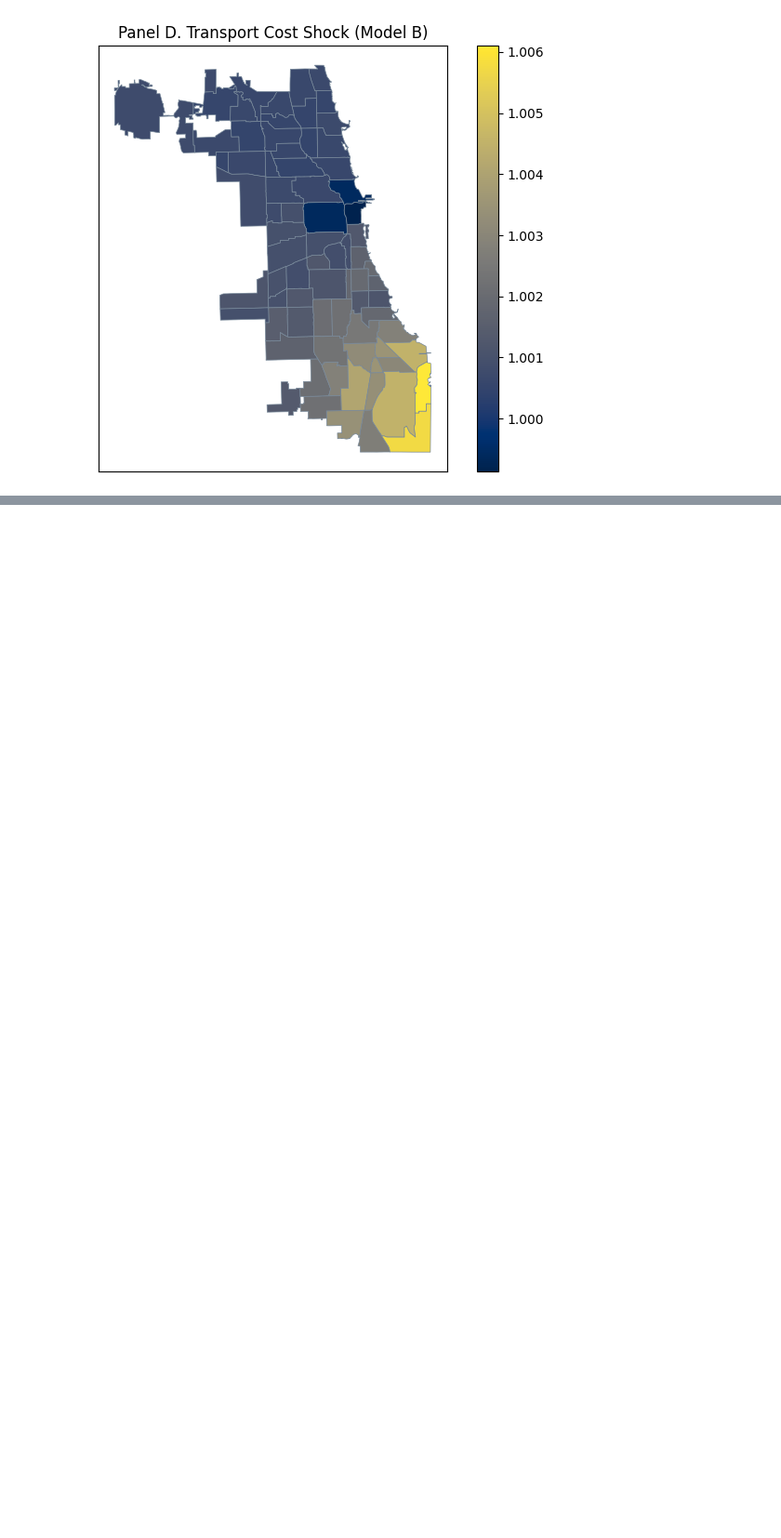
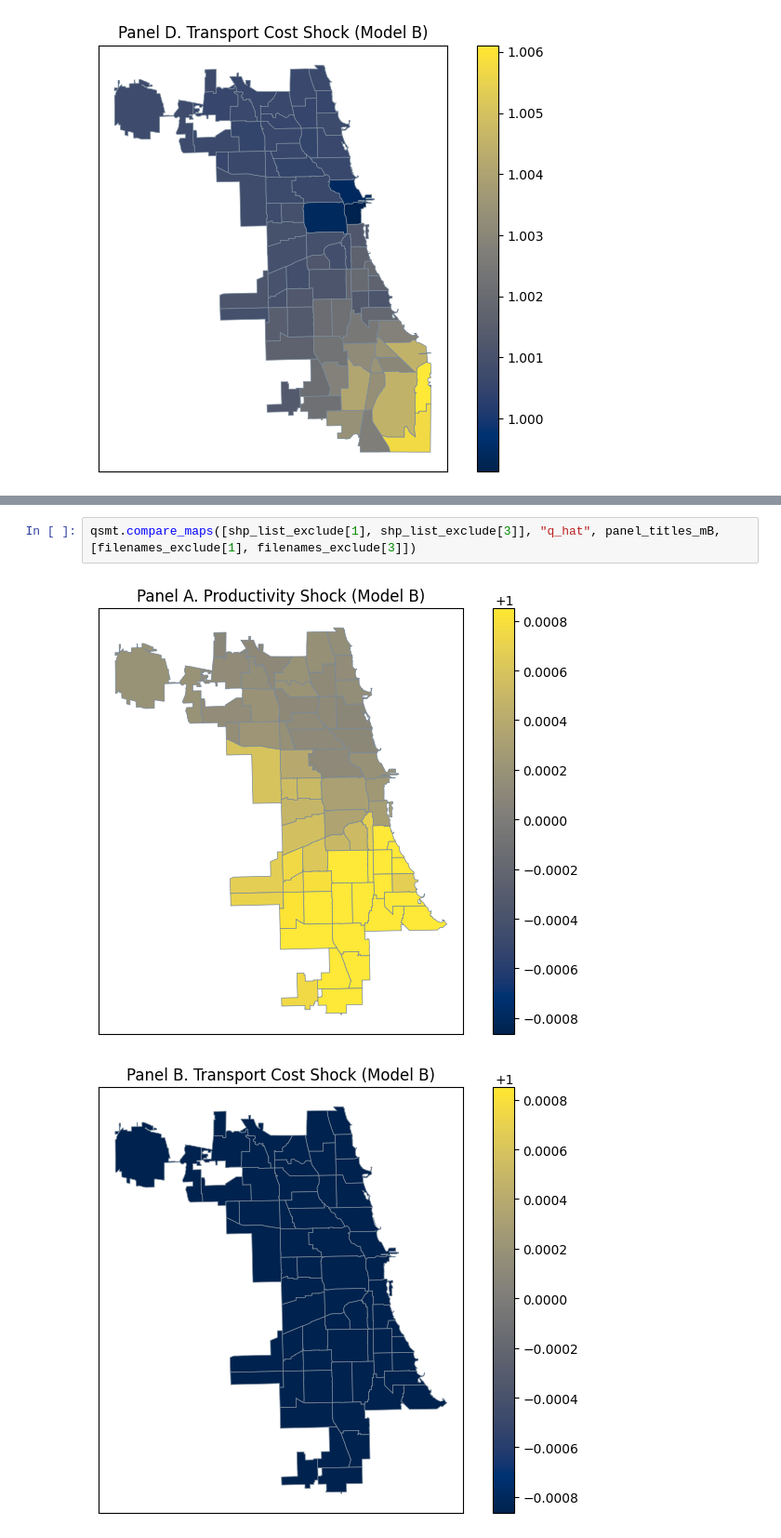
Before and after one commit to connachermurphy/qsm-chicago, a Jupyter notebook: analysis/qsm_implementation.ipynb, the cells around one changed output, grey strips where cells are left out. Shown at 93% size. Saved outputs shown, nothing was run; the diff lists cells and outputs as text; blank space fills up the shorter version.

```diff
--- a/analysis/qsm_implementation.ipynb
+++ b/analysis/qsm_implementation.ipynb
@@ -538,0 +385,5 @@ qsmt.compare_maps(shp_list, "w_hat", panel_titles, filenames)
+# %%
+qsmt.compare_maps([shp_list_exclude[1], shp_list_exclude[3]], "q_hat", panel_titles_mB, [filenames_exclude[1], filenames_exclude[3]])
+# %% [output]
+[figure, added]
+[figure, added]
```
Also changed, not shown: parts of 16 cells of this notebook, 30 other files.
